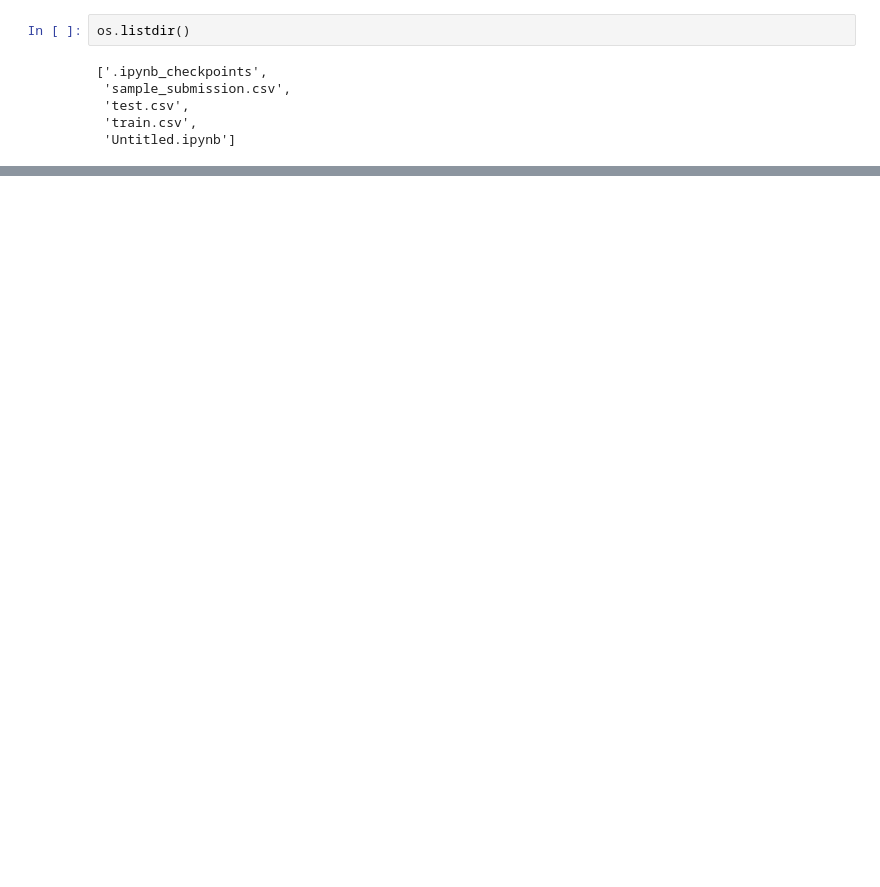
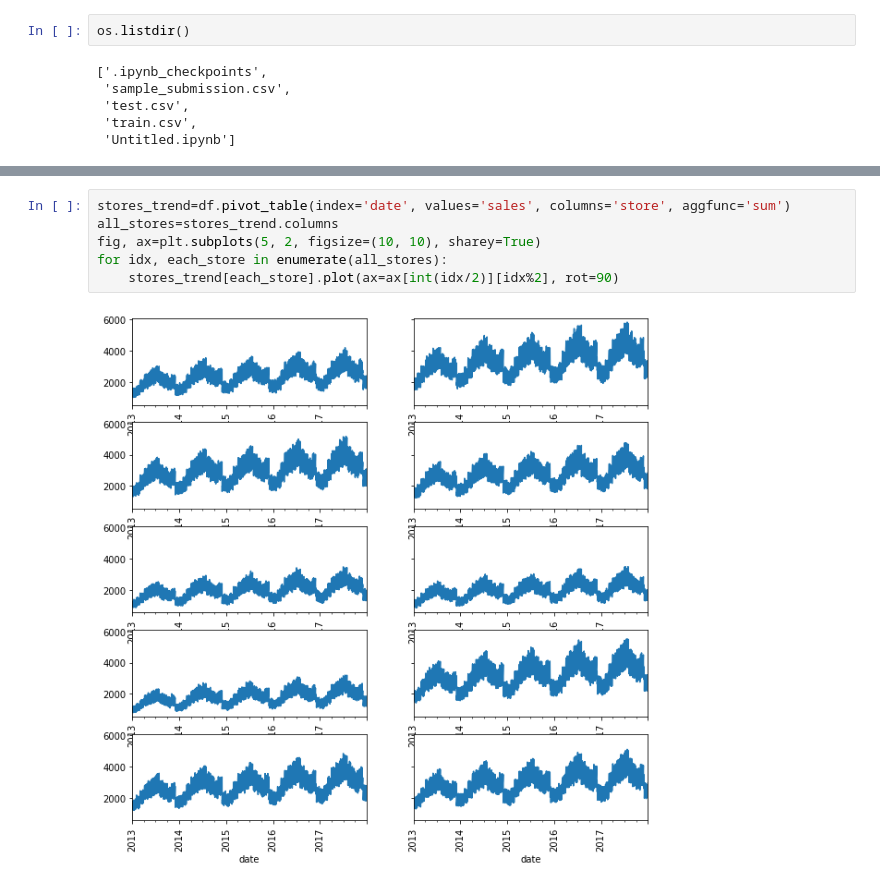
Before and after one commit to kevinclee26/time_series_analysis, a Jupyter notebook: demand-forecasting-kernels-only/Untitled.ipynb, the cells around one changed output, grey strips where cells are left out. Saved outputs shown, nothing was run; the diff lists cells and outputs as text; blank space fills up the shorter version.

```diff
--- a/demand-forecasting-kernels-only/Untitled.ipynb
+++ b/demand-forecasting-kernels-only/Untitled.ipynb
@@ -62,0 +59,8 @@ plt.show()
+# %%
+stores_trend=df.pivot_table(index='date', values='sales', columns='store', aggfunc='sum')
+all_stores=stores_trend.columns
+fig, ax=plt.subplots(5, 2, figsize=(10, 10), sharey=True)
+for idx, each_store in enumerate(all_stores):
+    stores_trend[each_store].plot(ax=ax[int(idx/2)][idx%2], rot=90)
+# %% [output]
+[figure, added]
```
Also changed, not shown: parts of 11 cells of this notebook, 2 other files.
